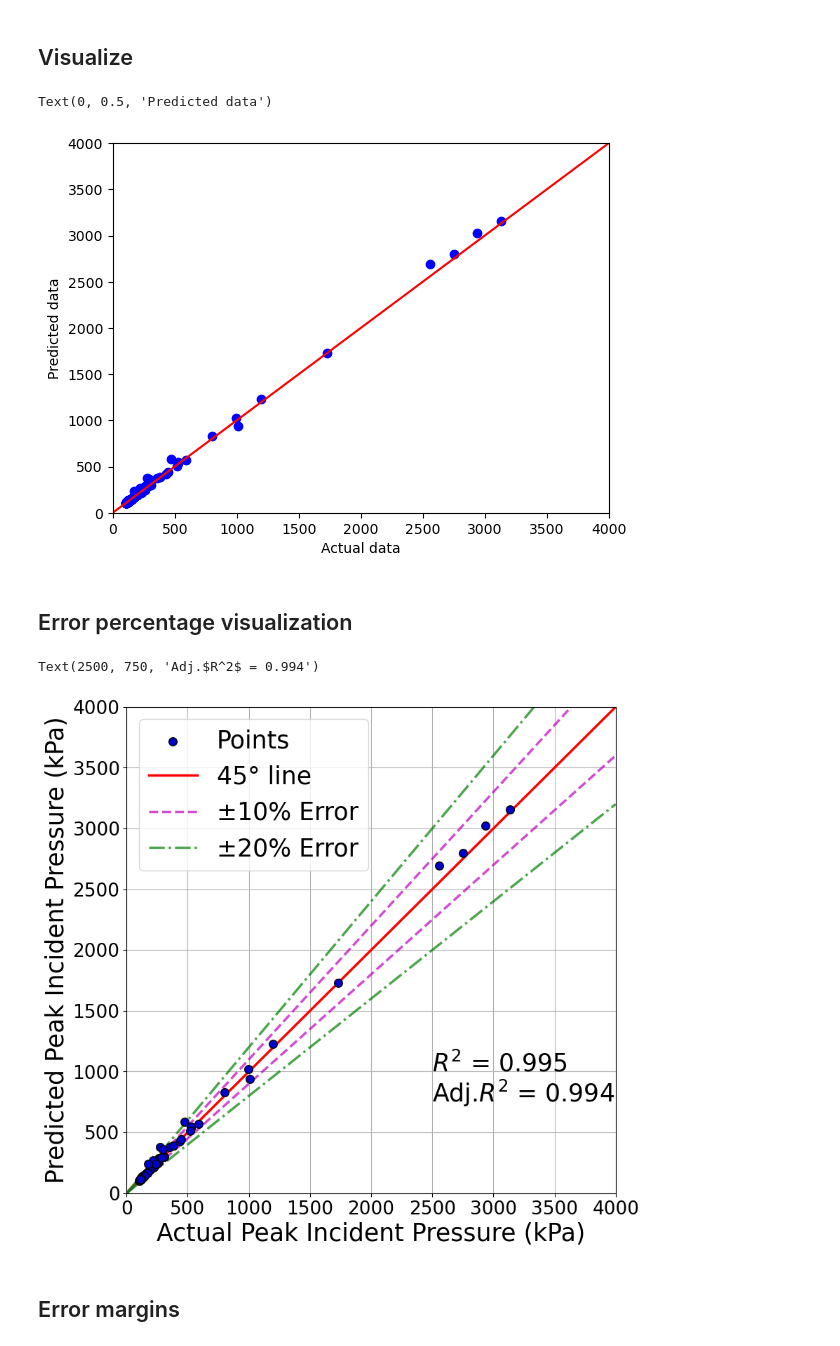
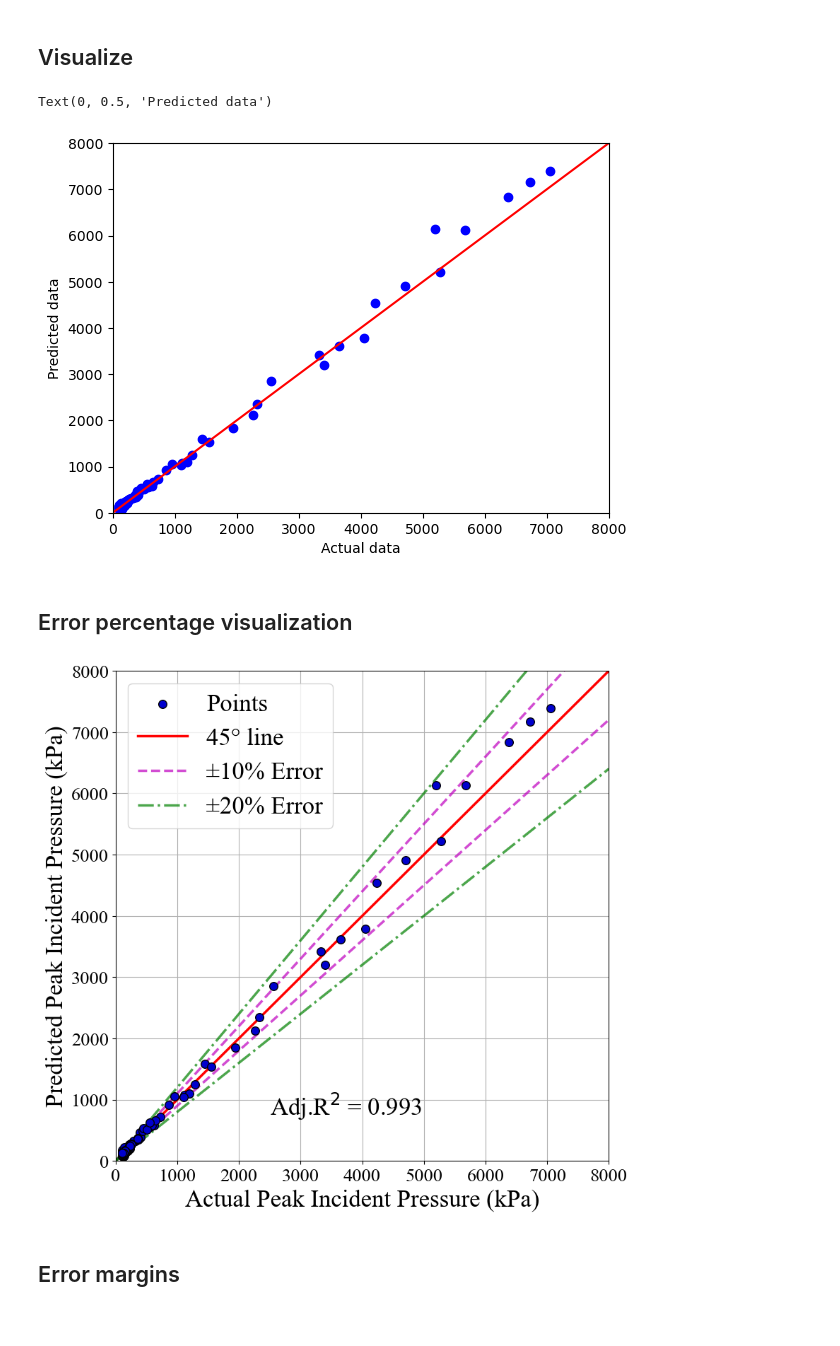
Before and after one commit to ChamodiWidanage/Pressure_Paper1, a Jupyter notebook: XGBoost_for_paper.ipynb, the cells around one changed output. Drawn from its saved outputs; the diff is of its cells as text; code cells hidden in the pictures.

```diff
--- a/XGBoost_for_paper.ipynb
+++ b/XGBoost_for_paper.ipynb
@@ -7,7 +7,7 @@ import matplotlib.pyplot as plt
 import pandas as pd
 
 # Importing the dataset
-dataset = pd.read_excel('Dataset3.xlsx')
+dataset = pd.read_excel('PDataset4.xlsx')
 X = dataset.iloc[:, :-1].values
 y = dataset.iloc[:, -1].values
 
@@ -22,7 +22,9 @@ X = np.array(ct.fit_transform(X))
 #print (y)
 # Splitting the dataset into the Training set and Test set
 from sklearn.model_selection import train_test_split
-X_train, X_test, y_train, y_test = train_test_split(X, y, test_size = 0.2, random_state = 100)
+X_train, X_test, y_train, y_test = train_test_split(X, y, test_size = 0.3, random_state = 71)
+# %%
+X_test1, X_val, y_test1, y_val = train_test_split(X_test, y_test, test_size = 0.5, random_state = 71)
 # %% [markdown]
 ## Calling the XGB Regressor
 # %%
@@ -32,10 +34,10 @@ regressor = XGBRegressor(random_state = 67)
 ## Applying Grid Search to find the best model and the best parameters
 # %%
 from sklearn.model_selection import GridSearchCV
-parameters = [{'n_estimators': [600, 700, 800, 900, 1000, 1100, 1200],
+parameters = [{'n_estimators': [1000,1100, 1200, 1300, 1400, 1500, 1600, 1700, 1800, 1900, 2000, 2100, 2200, 2300, 2400, 2500],
                'max_depth': [2, 3, 4, 5, 6, 7, 8, 9, 10],
-               'gamma': [10, 5, 1, 0.1, 0.01, 0.001],
-               'learning_rate' : [0.001, 0.01, 0.1, 0.2, 0.5, 0.9] }]
+               'gamma': [3, 2, 1, 0.1, 0.01, 0.001],
+               'learning_rate' : [0.001, 0.01, 0.1, 0.2, 0.3, 0.4, 0.5] }]
 grid_search = GridSearchCV(estimator = regressor,
                            param_grid = parameters,
                            scoring = 'r2',
@@ -53,10 +55,11 @@ Best Parameters: {'gamma': 1, 'learning_rate': 0.1, 'max_depth': 3, 'n_estimator
 ## Training the XGB Regression model on the Training set
 # %%
 from xgboost import XGBRegressor
-regressor = XGBRegressor(n_estimators = 1100,
-                         max_depth = 3,
+regressor = XGBRegressor(n_estimators = 1400,
+                         max_depth = 2,
                          gamma = 1,
-                         learning_rate = 0.1,
-                         random_state = 67)
-regressor.fit(X_train, y_train)
+                         learning_rate = 0.2,
+                         random_state = 71)
+eval_set = [(X_train, y_train), (X_val, y_val)]
+regressor.fit(X_train, y_train, eval_metric = ["mae"], eval_set=eval_set, verbose = True)
 # %% [output]
@@ -147,13 +196,13 @@ mean_absolute_error(y_test, y_pred)
 ## Visualize
 # %%
 plt.scatter(y_test, y_pred, color="blue")
-plt.plot ([0,4000],[0,4000], color = "red")
-plt.axis ([0,4000,0,4000])
+plt.plot ([0,8000],[0,8000], color = "red")
+plt.axis ([0,8000,0,8000])
 plt.xlabel ('Actual data')
 plt.ylabel ('Predicted data')
 # %% [output]
 Text(0, 0.5, 'Predicted data')
-[figure, old version]
+[figure, new version]
 # %% [markdown]
 ## Error percentage visualization
 # %%
@@ -164,7 +213,9 @@ fig, ax = plt.subplots(figsize = (9, 9))
 
 #y = y_pred         # Model on prvious line is called here
 #x = y_test
-
+# Set the font to New Times Roman for all elements
+plt.rcParams['font.family'] = 'serif'
+plt.rcParams['font.serif'] = ['Times New Roman'] + plt.rcParams['font.serif']
 
 
 # Add scatterplot
@@ -181,41 +232,40 @@ ax.scatter(y_test, y_pred, s=70, alpha=1, edgecolors="k",c='mediumblue',zorder=5
 
 
 plt.ylabel('Predicted Peak Incident Pressure (kPa)',fontsize = 25)
 plt.xlabel('Actual Peak Incident Pressure (kPa)',fontsize = 25)
 plt.xticks(fontsize = 19)
 plt.yticks(fontsize = 19)
 
 
 # Plot regression line
 # ax.plot(xseq, a + b * xseq, color="Red", lw=2.5,label='X=Y',alpha=1);
 
 
-x1 = np.linspace(0,4000)
+x1 = np.linspace(0,8000)
 
 plt.plot(x1, x1, 'Red', label='45\N{DEGREE SIGN} line',lw=2.5,alpha=1)
 plt.plot(x1, 1.1*x1, '--m', label='\u00B110% Error',lw=2.5,alpha=0.7)
 plt.plot(x1, 0.9*x1,'m', linestyle='--',lw=2.5,alpha=0.7)
 plt.plot(x1, 1.2*x1, '-.g', label='\u00B120% Error',lw=2.5,alpha=0.7)
 plt.plot(x1, 0.8*x1,'-.g',lw=2.5,alpha=0.7)
 
-plt.ylim(0, 4000)
-plt.xlim(0, 4000)
+plt.ylim(0, 8000)
+plt.xlim(0, 8000)
 plt.legend(loc='upper left',fontsize = 25)
 
 plt.grid()
 
 ax.spines['left'].set_color('black')        # setting up Y-axis tick color to red
 ax.spines['bottom'].set_color('black')         #setting up above X-axis tick color to red
 
 
 
-ax.annotate("$R^2$ = {:.3f}".format(r2), (2500, 1000),fontsize = 25)  #Model is called here
-ax.annotate("Adj.$R^2$ = {:.3f}".format(adj_r2), (2500, 750),fontsize = 25)
+#ax.annotate("$R^2$ = {:.3f}".format(r2), (2500, 1000),fontsize = 25)  #Model is called here
+ax.annotate("Adj.R$^2$ = {:.3f}".format(adj_r2), (2500, 750),fontsize = 25)
 
-#plt.savefig('plot1.png', dpi = 600, bbox_inches = 'tight')
+plt.savefig('plotX1.png', dpi = 600, bbox_inches = 'tight')
 # %% [output]
-Text(2500, 750, 'Adj.$R^2$ = 0.994')
-[figure, old version]
+[figure, new version]
 # %% [markdown]
 ## Error margins
 # %%
```
Also changed, not shown: parts of 13 cells of this notebook, 12 other files.
